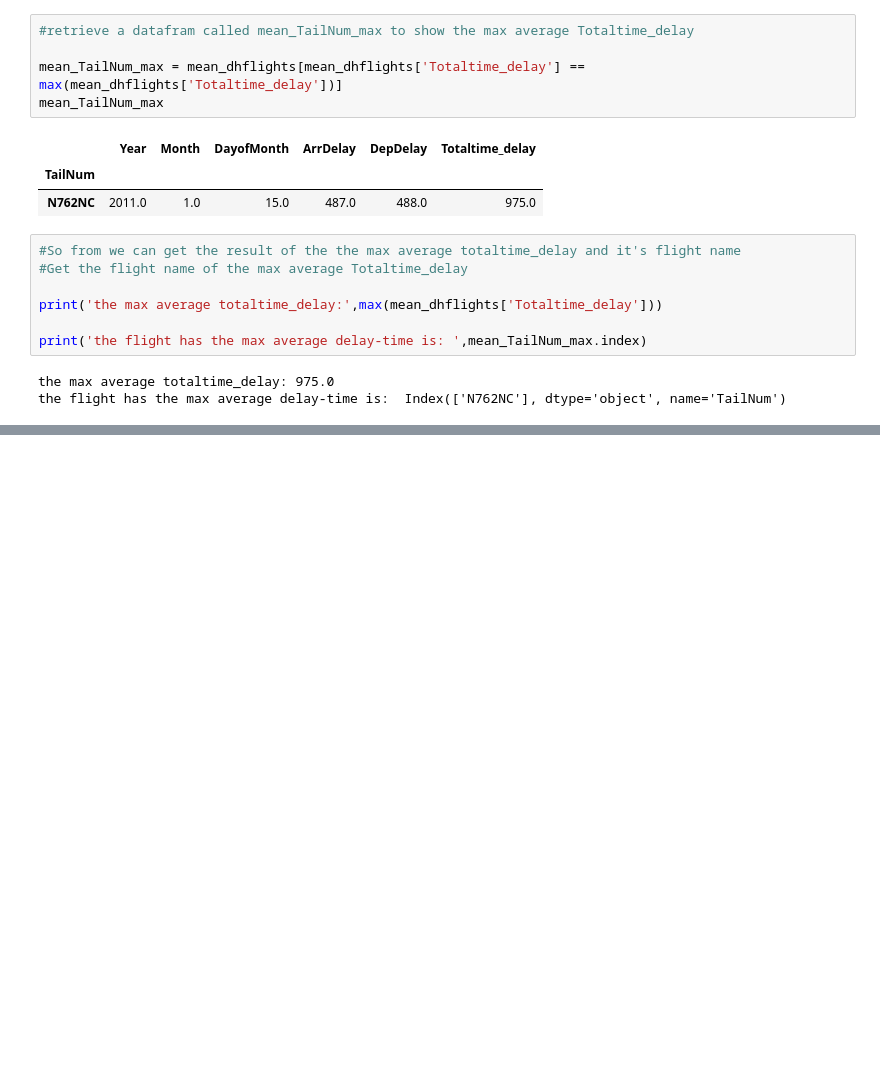
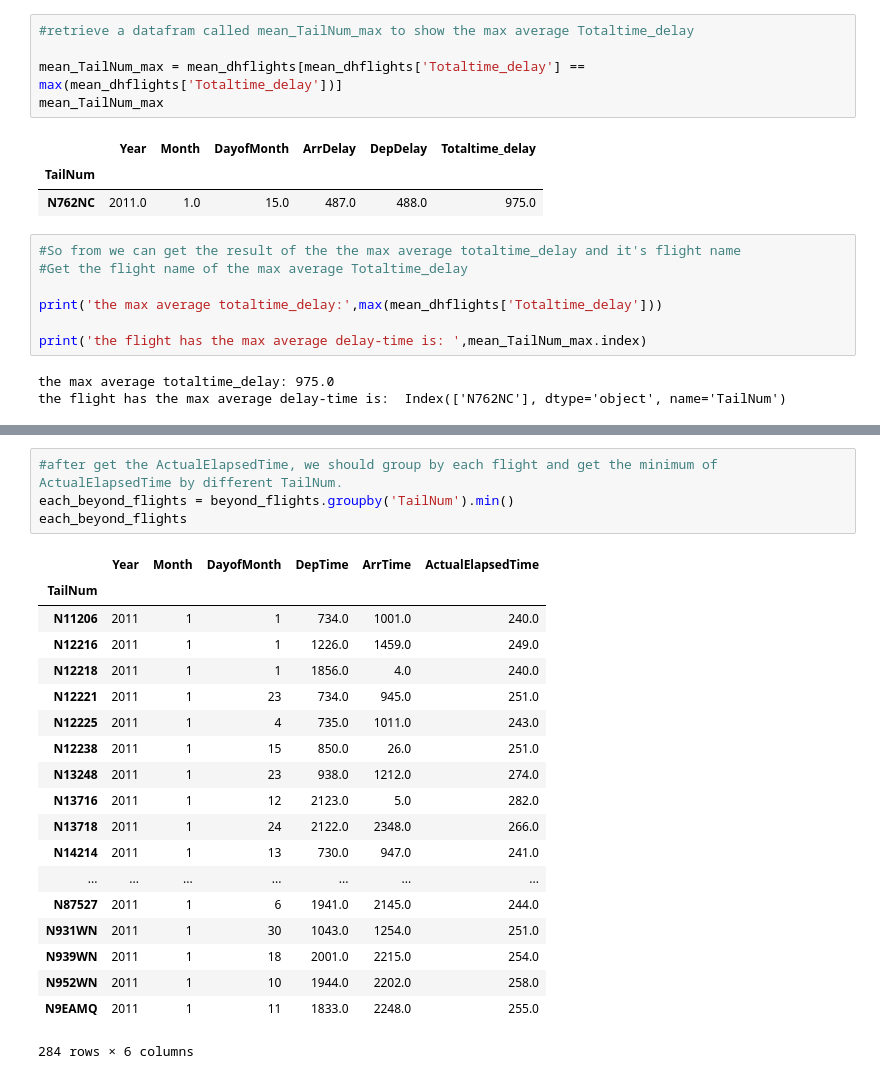
Before and after one commit to mandy941/week5, a Jupyter notebook: M_Yang_W5_assn.ipynb, the cells around one changed output, grey strips where cells are left out. Cells and saved outputs as stored; diff of their text form; blank space fills up the shorter version.

```diff
--- a/M_Yang_W5_assn.ipynb
+++ b/M_Yang_W5_assn.ipynb
@@ -170,0 +228,24 @@ the flight has the max average delay-time is:  Index(['N762NC'], dtype='object',
+# %%
+#after get the ActualElapsedTime, we should group by each flight and get the minimum of ActualElapsedTime by different TailNum.
+each_beyond_flights = beyond_flights.groupby('TailNum').min()
+each_beyond_flights
+# %% [output]
+|  | Year | Month | DayofMonth | DepTime | ArrTime | ActualElapsedTime |
+| TailNum |  |  |  |  |  |  |
+| N11206 | 2011 | 1 | 1 | 734.0 | 1001.0 | 240.0 |
+| N12216 | 2011 | 1 | 1 | 1226.0 | 1459.0 | 249.0 |
+| N12218 | 2011 | 1 | 1 | 1856.0 | 4.0 | 240.0 |
+| N12221 | 2011 | 1 | 23 | 734.0 | 945.0 | 251.0 |
+| N12225 | 2011 | 1 | 4 | 735.0 | 1011.0 | 243.0 |
+| N12238 | 2011 | 1 | 15 | 850.0 | 26.0 | 251.0 |
+| N13248 | 2011 | 1 | 23 | 938.0 | 1212.0 | 274.0 |
+| N13716 | 2011 | 1 | 12 | 2123.0 | 5.0 | 282.0 |
+| N13718 | 2011 | 1 | 24 | 2122.0 | 2348.0 | 266.0 |
+| N14214 | 2011 | 1 | 13 | 730.0 | 947.0 | 241.0 |
+| ... | ... | ... | ... | ... | ... | ... |
+| N87527 | 2011 | 1 | 6 | 1941.0 | 2145.0 | 244.0 |
+| N931WN | 2011 | 1 | 30 | 1043.0 | 1254.0 | 251.0 |
+| N939WN | 2011 | 1 | 18 | 2001.0 | 2215.0 | 254.0 |
+| N952WN | 2011 | 1 | 10 | 1944.0 | 2202.0 | 258.0 |
+| N9EAMQ | 2011 | 1 | 11 | 1833.0 | 2248.0 | 255.0 |
+284 rows × 6 columns
```
Also changed, not shown: parts of 8 cells of this notebook.
